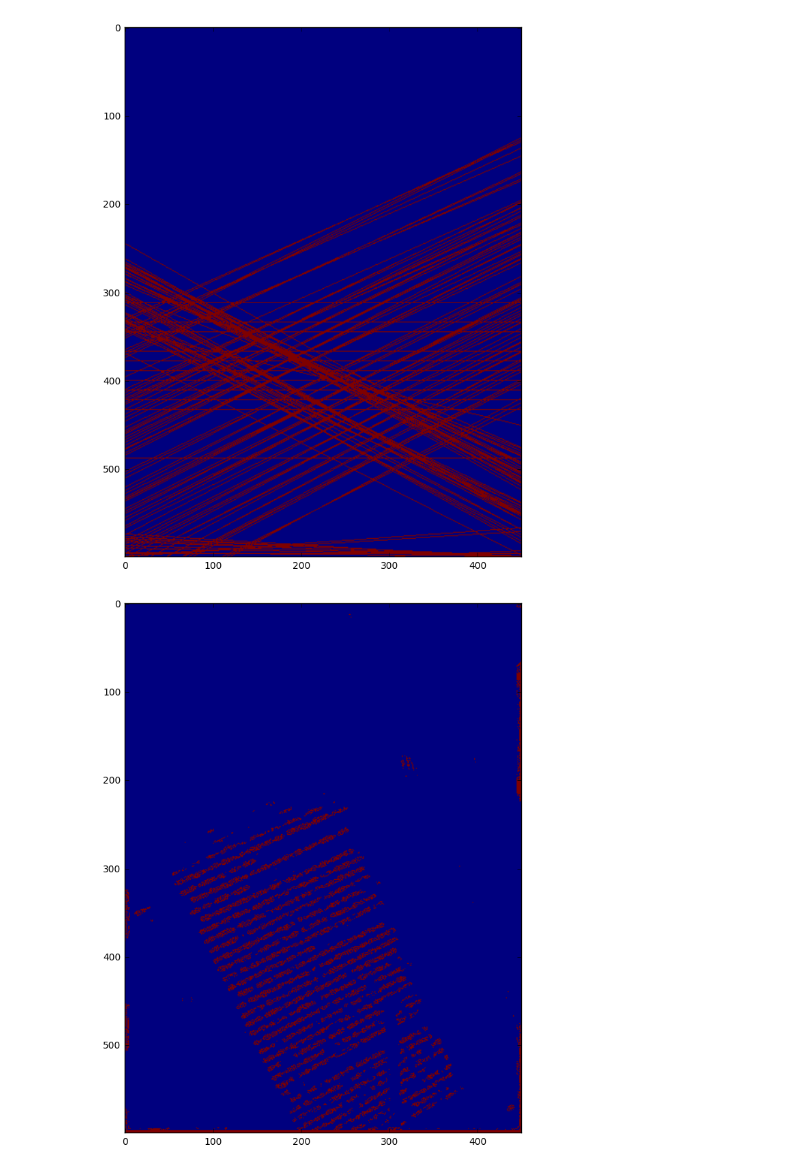
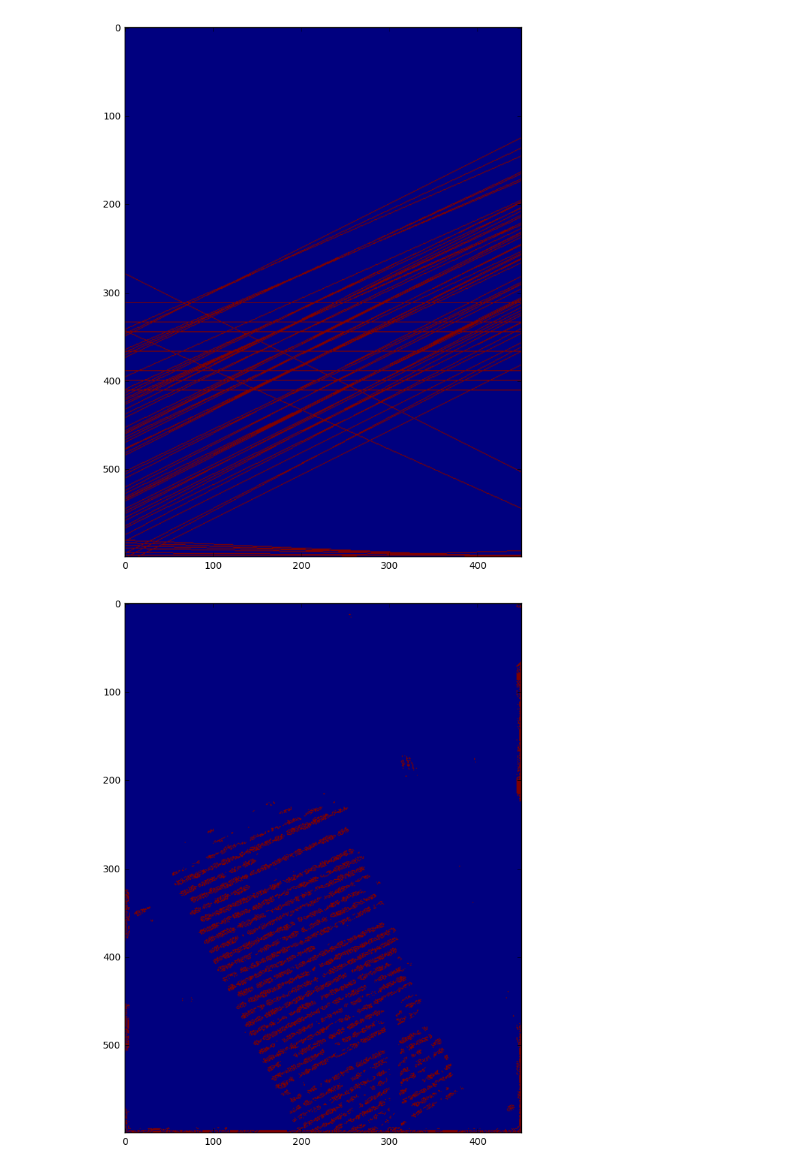
Before and after one commit to olaroos/textrec, a Jupyter notebook: findLines.ipynb, the cells around one changed output. Cells and saved outputs as stored; diff of their text form; code cells hidden in the pictures.

```diff
--- a/findLines.ipynb
+++ b/findLines.ipynb
@@ -37,36 +37,35 @@ combine1 = combine / 255
 
 
 def findLines(maxAngl, minAngl, img):
-    lines = cv2.HoughLines(img, rho = 1.1, theta = np.pi/360, threshold = 90)
+    lines = cv2.HoughLines(img, rho = 1.1, theta = np.pi/360, threshold = 100)
     empty = np.ones((600, 450))
     output = []
 
     for item in lines:
         for rho, theta in item:
             if theta < maxAngl and theta > minAngl:
                 a = np.cos(theta)
                 b = np.sin(theta)
                 x0 = a*rho
                 y0 = b*rho
                 x1 = int(x0 + 1000*(-b))
                 y1 = int(y0 + 1000*(a))
                 x2 = int(x0 - 1000*(-b))
                 y2 = int(y0 - 1000*(a))
                 cv2.line(empty,(x1,y1),(x2,y2),(255,255,255),1)
                 output.append([rho, theta])
 
     plt.figure(num=None, figsize=(10, 10), dpi=200, facecolor='w', edgecolor='k')
     plt.imshow(empty)
     plt.figure(num=None, figsize=(10, 10), dpi=200, facecolor='w', edgecolor='k')
     plt.imshow(img)
 
     return output
-# maxAngl = np.pi/4 + np.pi/8
-# minAngl = np.pi/4 - np.pi/8
 
 maxAngl = np.pi/2 + np.pi/6
 minAngl = np.pi/2 -np.pi/6
+
 lines = findLines(maxAngl, minAngl, combine1)
 # %% [output]
-[figure, old version]
+[figure, new version]
 [figure]
```
Also changed, not shown: parts of 2 cells of this notebook, 3 other files.
